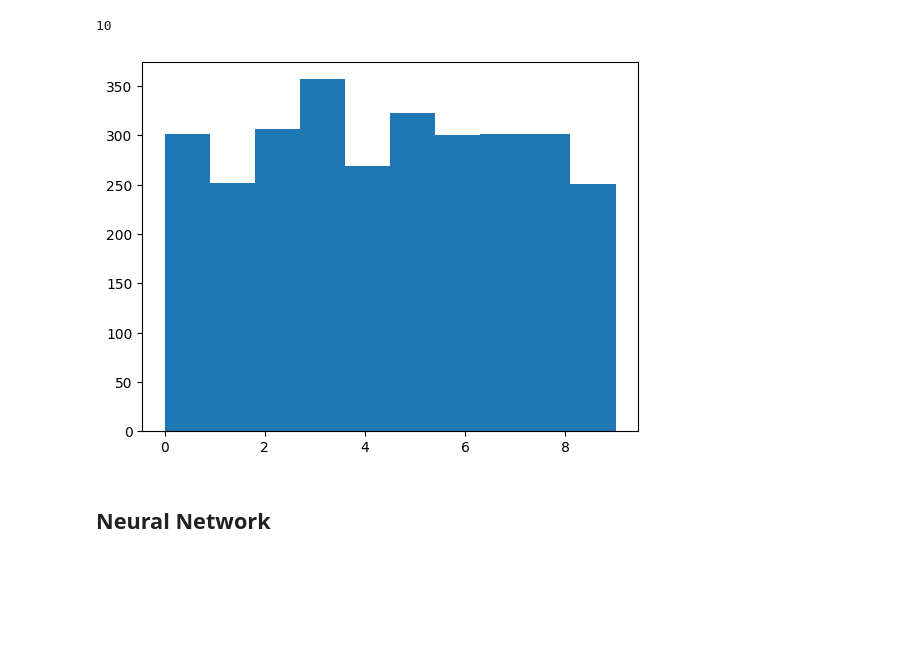
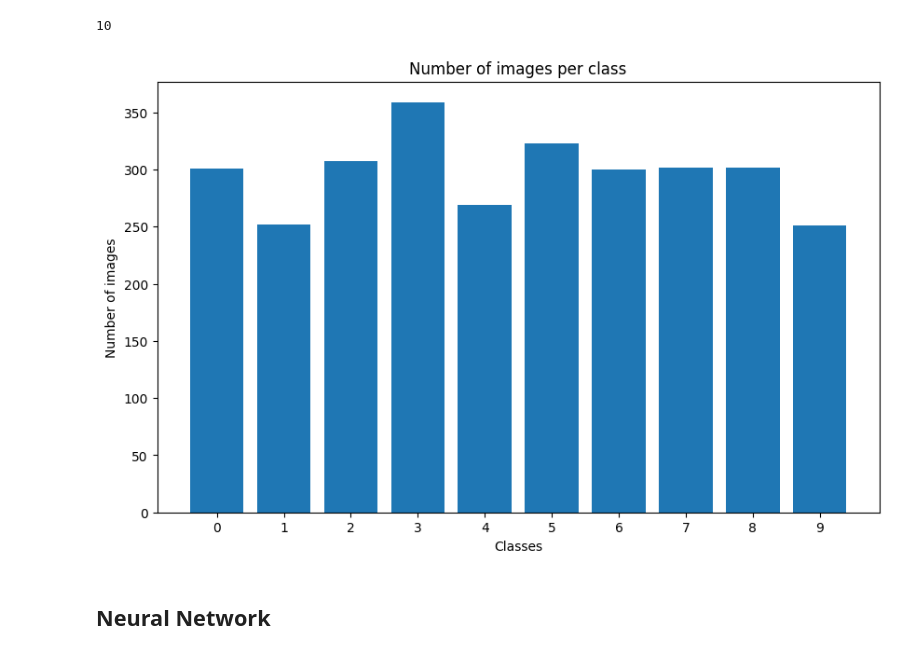
Before and after one commit to LucasColas/Digit-Guesser, a Jupyter notebook: DeepLearning/deep_learning.ipynb, the cells around one changed output. Drawn from its saved outputs; the diff is of its cells as text; code cells hidden in the pictures; blank space fills up the shorter version.

```diff
--- a/DeepLearning/deep_learning.ipynb
+++ b/DeepLearning/deep_learning.ipynb
@@ -72,12 +72,16 @@ print(len(dataset))
 n_classes
 # %% [output]
 10
-# %%
-# plot histogram of the number of images per class
-plt.hist(dataset.targets, bins=n_classes)
-plt.show()
-# %% [output]
-[figure, removed]
+# %%
+plt.figure(figsize=(10, 6))
+plt.bar(classes, [len(os.listdir(dataset_path + c)) for c in os.listdir(dataset_path)])
+plt.xticks(classes)
+plt.title('Number of images per class')
+plt.xlabel('Classes')
+plt.ylabel('Number of images')
+plt.show()
+# %% [output]
+[figure, added]
 # %% [markdown]
 ## Neural Network
 # %%
```
Also changed, not shown: parts of 3 cells of this notebook.
